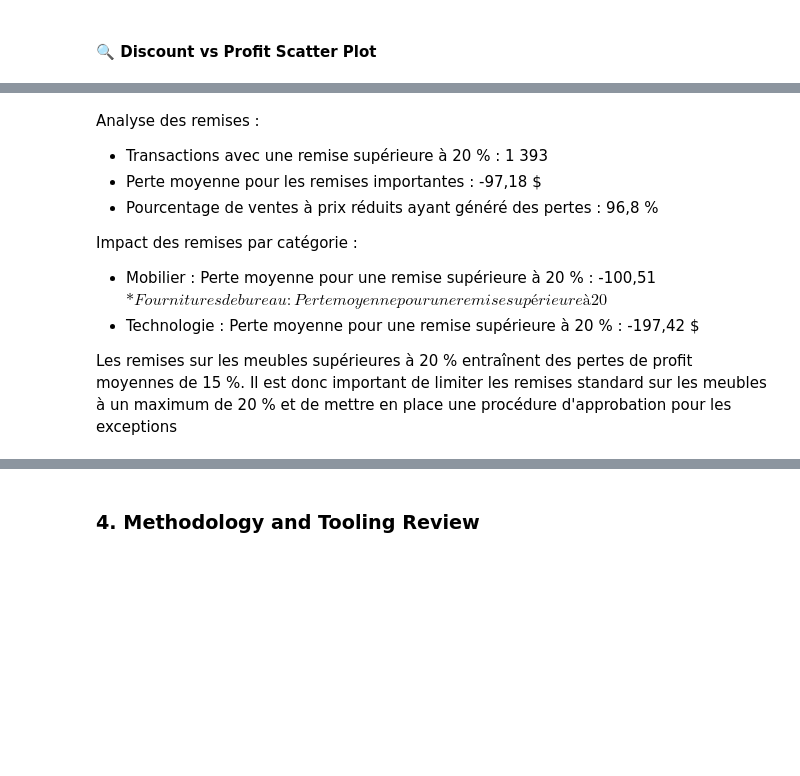
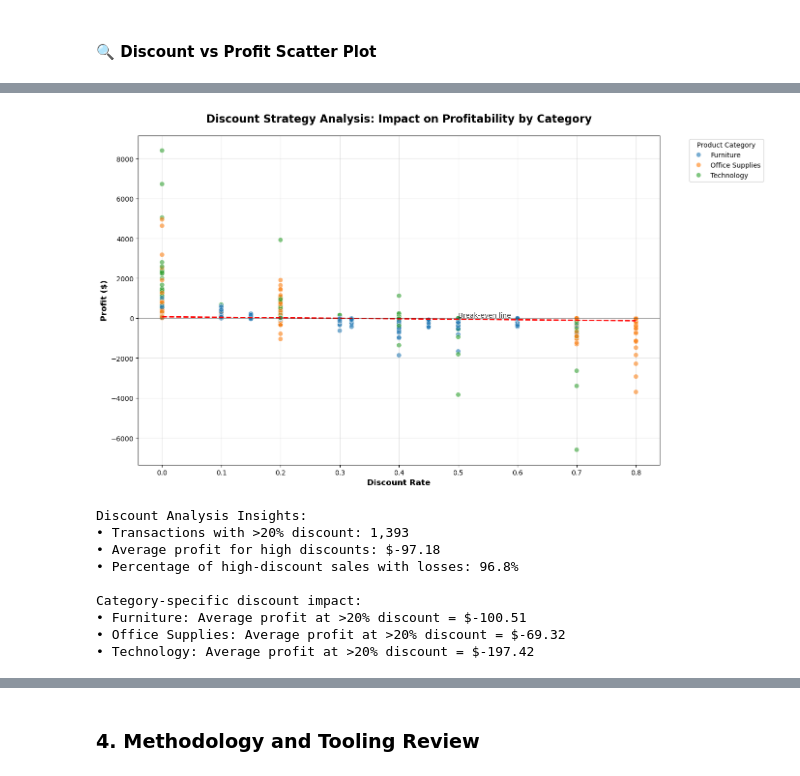
Before and after one commit to CyriacAssan79/DI-Bootcamp, a Jupyter notebook: Week2/day4/DailyChallenge/dailychallenge.ipynb, the cells around one changed output, grey strips where cells are left out. Saved outputs shown, nothing was run; the diff lists cells and outputs as text; code cells hidden in the pictures; blank space fills up the shorter version.

```diff
--- a/Week2/day4/DailyChallenge/dailychallenge.ipynb
+++ b/Week2/day4/DailyChallenge/dailychallenge.ipynb
@@ -77,12 +282,53 @@ Tous ces produit ont généré $66,479
-# %% [markdown]
-Analyse des remises :
-* Transactions avec une remise supérieure à 20 % : 1 393
-* Perte moyenne pour les remises importantes : -97,18 $
-* Pourcentage de ventes à prix réduits ayant généré des pertes : 96,8 %
-
-Impact des remises par catégorie :
-* Mobilier : Perte moyenne pour une remise supérieure à 20 % : -100,51 $
-* Fournitures de bureau : Perte moyenne pour une remise supérieure à 20 % : -69,32 $
-* Technologie : Perte moyenne pour une remise supérieure à 20 % : -197,42 $
-
-Les remises sur les meubles supérieures à 20 % entraînent des pertes de profit moyennes de 15 %. Il est donc important de limiter les remises standard sur les meubles à un maximum de 20 % et de mettre en place une procédure d'approbation pour les exceptions
+# %%
+# Discount vs Profit Analysis
+plt.figure(figsize=(14, 8))
+
+# Create the scatter plot with category colors
+sns.scatterplot(data=df, x='Discount', y='Profit', hue='Category',
+               alpha=0.6, s=50)
+
+# Add regression line for overall trend
+sns.regplot(data=df, x='Discount', y='Profit', scatter=False,
+           color='red', line_kws={'linewidth': 2, 'linestyle': '--'})
+
+# Customize the plot
+plt.title('Discount Strategy Analysis: Impact on Profitability by Category',
+          fontsize=16, fontweight='bold', pad=20)
+plt.xlabel('Discount Rate', fontsize=12, fontweight='bold')
+plt.ylabel('Profit ($)', fontsize=12, fontweight='bold')
+
+# Add horizontal line at profit = 0
+plt.axhline(y=0, color='black', linestyle='-', alpha=0.3, linewidth=1)
+plt.text(0.5, 50, 'Break-even line', fontsize=10, alpha=0.7)
+
+plt.grid(True, alpha=0.3)
+plt.legend(title='Product Category', bbox_to_anchor=(1.05, 1), loc='upper left')
+plt.tight_layout()
+plt.show()
+
+# Analytical insights
+print("Discount Analysis Insights:")
+high_discount = df[df['Discount'] > 0.2]  # Discounts above 20%
+print(f"• Transactions with >20% discount: {len(high_discount):,}")
+print(f"• Average profit for high discounts: ${high_discount['Profit'].mean():.2f}")
+print(f"• Percentage of high-discount sales with losses: {(high_discount['Profit'] < 0).mean()*100:.1f}%")
+
+# Category-specific analysis
+print("\nCategory-specific discount impact:")
+for category in df['Category'].unique():
+    cat_data = df[df['Category'] == category]
+    high_disc_cat = cat_data[cat_data['Discount'] > 0.2]
+    if len(high_disc_cat) > 0:
+        avg_loss = high_disc_cat['Profit'].mean()
+        print(f"• {category}: Average profit at >20% discount = ${avg_loss:.2f}")
+# %% [output]
+[figure, added]
+Discount Analysis Insights:
+• Transactions with >20% discount: 1,393
+• Average profit for high discounts: $-97.18
+• Percentage of high-discount sales with losses: 96.8%
+
+Category-specific discount impact:
+• Furniture: Average profit at >20% discount = $-100.51
+• Office Supplies: Average profit at >20% discount = $-69.32
+• Technology: Average profit at >20% discount = $-197.42
```
Also changed, not shown: parts of 44 cells of this notebook.
